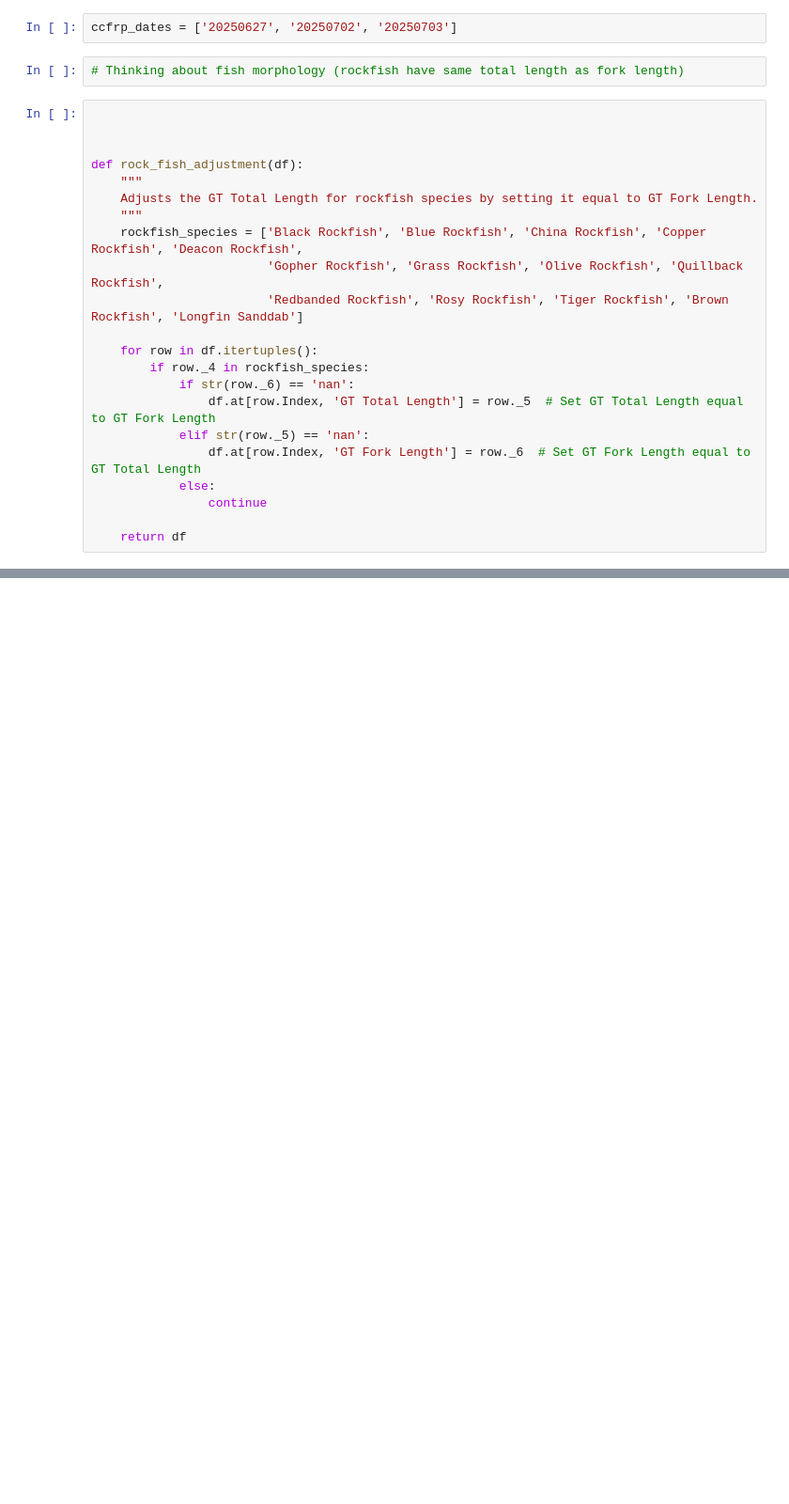
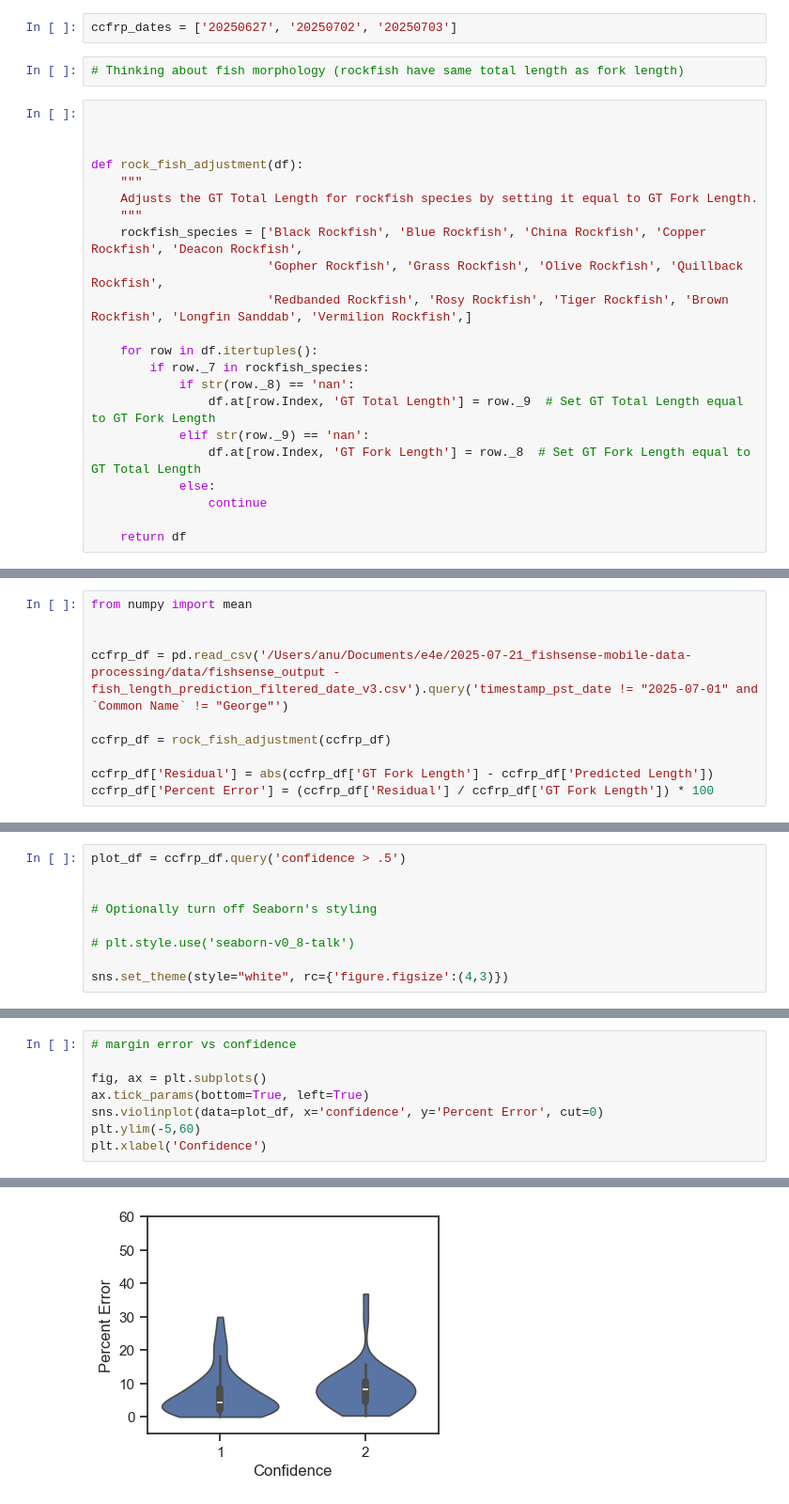
Before and after one commit to UCSD-E4E/fishsense-mobile-oceans-2025, a Jupyter notebook: scripts/02_plotting.ipynb, the cells around one changed output, grey strips where cells are left out. Shown: that part at 94% size. Saved outputs shown, nothing was run; the diff lists cells and outputs as text; blank space fills up the shorter version.

Commit message:
feat: added plots, some of which are now in the paper by Chris' request. updated gitignore for MacOS

```diff
--- a/scripts/02_plotting.ipynb
+++ b/scripts/02_plotting.ipynb
@@ -18,14 +22,14 @@ def rock_fish_adjustment(df):
     """
     rockfish_species = ['Black Rockfish', 'Blue Rockfish', 'China Rockfish', 'Copper Rockfish', 'Deacon Rockfish',
                         'Gopher Rockfish', 'Grass Rockfish', 'Olive Rockfish', 'Quillback Rockfish',
-                        'Redbanded Rockfish', 'Rosy Rockfish', 'Tiger Rockfish', 'Brown Rockfish', 'Longfin Sanddab']
+                        'Redbanded Rockfish', 'Rosy Rockfish', 'Tiger Rockfish', 'Brown Rockfish', 'Longfin Sanddab', 'Vermilion Rockfish',]
 
     for row in df.itertuples():
-        if row._4 in rockfish_species:
-            if str(row._6) == 'nan':
-                df.at[row.Index, 'GT Total Length'] = row._5  # Set GT Total Length equal to GT Fork Length
-            elif str(row._5) == 'nan':
-                df.at[row.Index, 'GT Fork Length'] = row._6  # Set GT Fork Length equal to GT Total Length
+        if row._7 in rockfish_species:
+            if str(row._8) == 'nan':
+                df.at[row.Index, 'GT Total Length'] = row._9  # Set GT Total Length equal to GT Fork Length
+            elif str(row._9) == 'nan':
+                df.at[row.Index, 'GT Fork Length'] = row._8  # Set GT Fork Length equal to GT Total Length
             else:
                 continue
 
@@ -79,0 +99,10 @@ sns.histplot(data=fishtechy_df, x='GT Total Length', bins = 15, label='GT Total
+# %%
+from numpy import mean
+
+
+ccfrp_df = pd.read_csv('/Users/anu/Documents/e4e/2025-07-21_fishsense-mobile-data-processing/data/fishsense_output - fish_length_prediction_filtered_date_v3.csv').query('timestamp_pst_date != "2025-07-01" and `Common Name` != "George"')
+
+ccfrp_df = rock_fish_adjustment(ccfrp_df)
+
+ccfrp_df['Residual'] = abs(ccfrp_df['GT Fork Length'] - ccfrp_df['Predicted Length'])
+ccfrp_df['Percent Error'] = (ccfrp_df['Residual'] / ccfrp_df['GT Fork Length']) * 100
@@ -79,0 +131,9 @@ sns.histplot(data=fishtechy_df, x='GT Total Length', bins = 15, label='GT Total
+# %%
+plot_df = ccfrp_df.query('confidence > .5')
+
+
+# Optionally turn off Seaborn's styling
+
+# plt.style.use('seaborn-v0_8-talk')
+
+sns.set_theme(style="white", rc={'figure.figsize':(4,3)})
@@ -79,0 +162,9 @@ sns.histplot(data=fishtechy_df, x='GT Total Length', bins = 15, label='GT Total
+# %%
+# margin error vs confidence
+
+fig, ax = plt.subplots()
+ax.tick_params(bottom=True, left=True)
+sns.violinplot(data=plot_df, x='confidence', y='Percent Error', cut=0)
+plt.ylim(-5,60)
+plt.xlabel('Confidence')
+# %% [output]
@@ -79,0 +172 @@ sns.histplot(data=fishtechy_df, x='GT Total Length', bins = 15, label='GT Total
+[figure, added]
```
Also changed, not shown: parts of 20 cells of this notebook, 8 other files.
